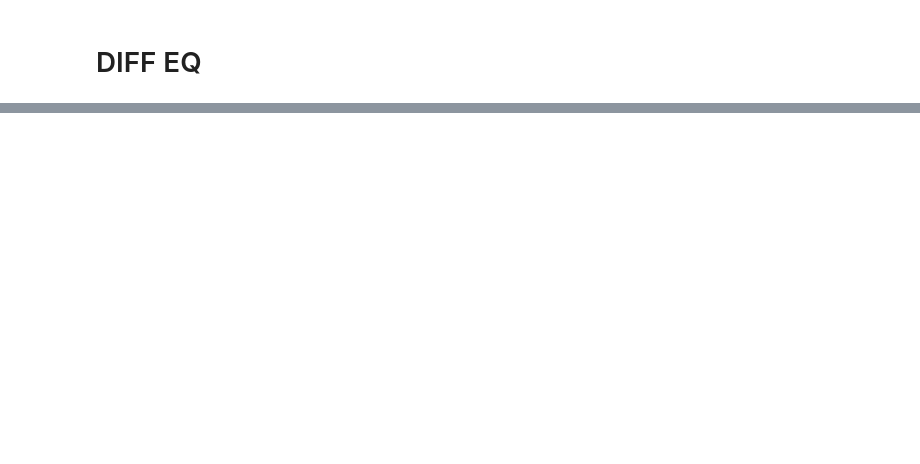
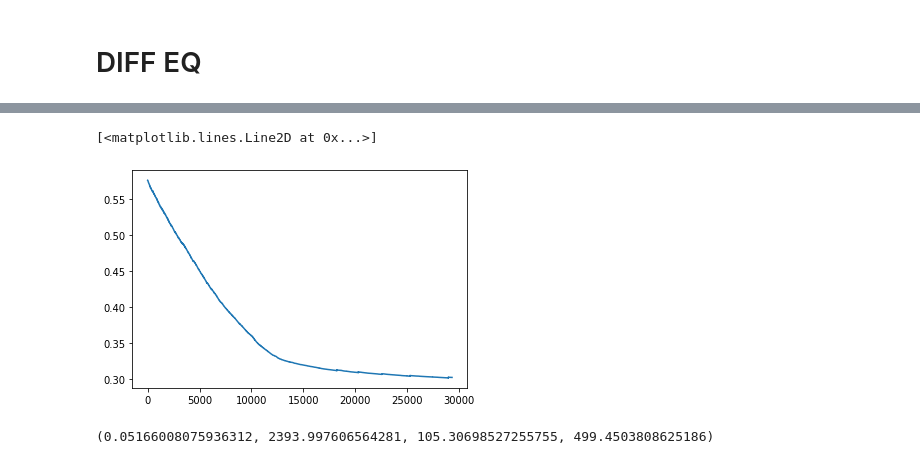
Before and after one commit to anthonyozerov/optimal-cycling, a Jupyter notebook: anthony.ipynb, the cells around one changed output, grey strips where cells are left out. Drawn from its saved outputs; the diff is of its cells as text; code cells hidden in the pictures; blank space fills up the shorter version.

```diff
--- a/anthony.ipynb
+++ b/anthony.ipynb
@@ -418,0 +437,9 @@ plt.ylim(0,30)
+# %%
+plt.plot(acc)
+# %% [output]
+[<matplotlib.lines.Line2D at 0x...>]
+[figure, added]
+# %%
+data(5500)
+# %% [output]
+(0.05166008075936312, 2393.997606564281, 105.30698527255755, 499.4503808625186)
```
Also changed, not shown: parts of 40 cells of this notebook.
